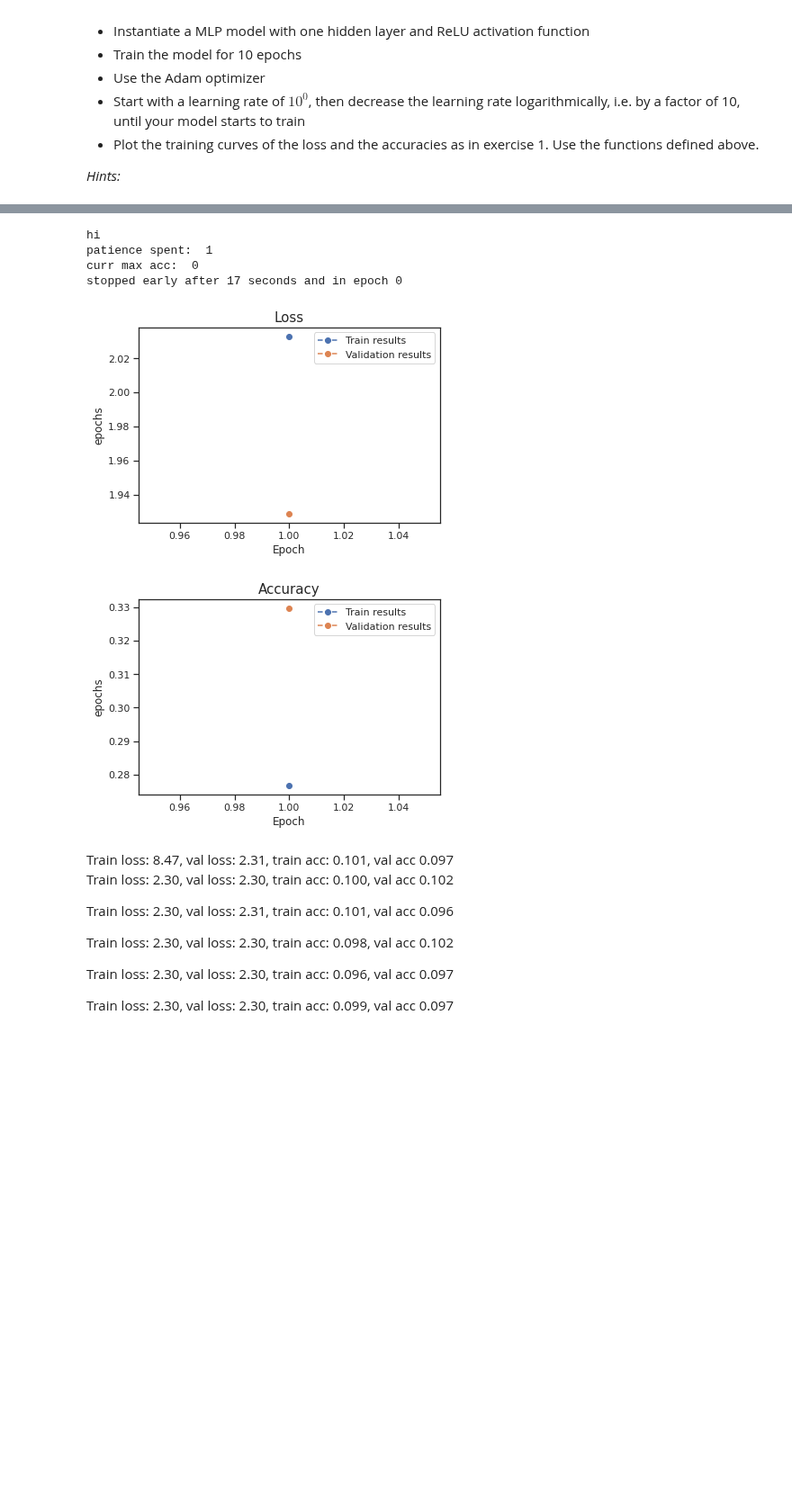
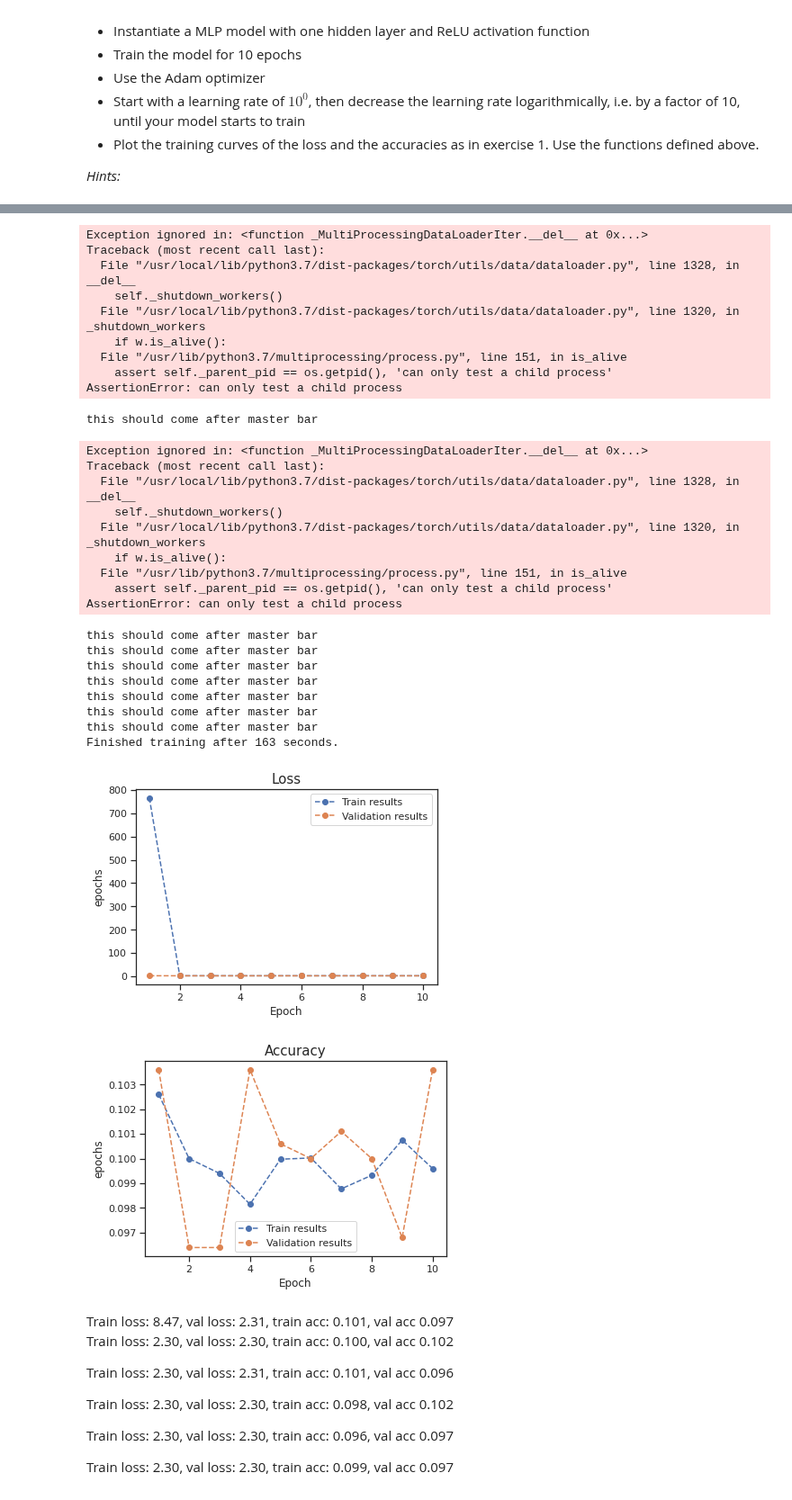
Before and after one commit to jonaden94/deepl-ecker-21-22, a Jupyter notebook: Ex2_2021.ipynb, the cells around one changed output, grey strips where cells are left out. Shown at 90% size. Cells and saved outputs as stored; diff of their text form; code cells hidden in the pictures; blank space fills up the shorter version.

```diff
--- a/Ex2_2021.ipynb
+++ b/Ex2_2021.ipynb
@@ -113,7 +113,7 @@ def grab_data(data_dir, num_cpus=1):
     # Get normalization transform
     num_samples = trainset.data.shape[0]
     trainloader = torch.utils.data.DataLoader(trainset, batch_size=num_samples,
-                                              num_workers=1)
+                                              num_workers=num_cpus)
     imgs, _ = next(iter(trainloader))
     dataset_mean = torch.mean(imgs, dim=(0,2,3))
     dataset_std = torch.std(imgs, dim=(0,2,3))
@@ -176,15 +176,15 @@ def init_data_loaders(trainset, valset, testset, batch_size=1024, num_cpus=1):
     trainloader = torch.utils.data.DataLoader(trainset,
                                                    batch_size=batch_size,
                                                    shuffle=True,
-                                                   num_workers=1)
+                                                   num_workers=num_cpus)
     valloader = torch.utils.data.DataLoader(valset,
                                                  batch_size=batch_size,
                                                  shuffle=True,
-                                                 num_workers=1)
+                                                 num_workers=num_cpus)
     testloader = torch.utils.data.DataLoader(testset,
                                                   batch_size=batch_size,
                                                   shuffle=True,
-                                                  num_workers=1)
+                                                  num_workers=num_cpus)
     return trainloader, valloader, testloader
 # %% [markdown]
 #### TODO
@@ -401,15 +407,17 @@ def run_training(model, optimizer, loss_function, device, num_epochs,
         if verbose:
             master_bar.write(f'Train loss: {epoch_train_loss:.2f}, val loss: {epoch_val_loss:.2f}, train acc: {epoch_train_acc:.3f}, val acc {epoch_val_acc:.3f}')
 
+        ####################
+        ## YOUR CODE HERE ##
+        ####################
         # custom code for early stopper
         if not early_stopper == None:
             early_stopper.update_patience_spent(val_accs, epoch, model)
-            print("patience spent: ", early_stopper.patience_spent)
-            print("curr max acc: ", early_stopper.curr_max_acc)
 
             if early_stopper.patience_spent > early_stopper.patience:
+                early_stopper.load(model)
                 time_elapsed = np.round(time.time() - start_time, 0).astype(int)
-                print(f'stopped early after {time_elapsed} seconds and in epoch {epoch}')
+                print(f'stopped early after {time_elapsed} seconds and in epoch {epoch+1}')
                 return train_losses, val_losses, train_accs, val_accs, confusion_matrix
 
     time_elapsed = np.round(time.time() - start_time, 0).astype(int)
@@ -547,10 +555,10 @@ For optimization, we do not use SGD as in exercise 1, but the commonly used Adam
 mlp = MLP(img_width=32, num_in_channels=3, num_classes=10, num_hidden_units=30,
           num_hidden_layers=1, act_fn=nn.ReLU(inplace=False))
 mlp = mlp.cuda()
-optimizer = torch.optim.Adam(mlp.parameters(), lr=0.001)
+optimizer = torch.optim.Adam(mlp.parameters(), lr=1)
 loss_function = nn.CrossEntropyLoss()
-result1 = run_training(mlp, optimizer, loss_function, device, 100,
-                      trainloader, valloader, early_stopper=EarlyStopper(patience=0), verbose=True)
+result1 = run_training(mlp, optimizer, loss_function, device, 10,
+                      trainloader, valloader, early_stopper=None, verbose=True)
 
 # plot model performance
 train_losses, val_losses, train_accs, val_accs, confusion_matrix = result1
@@ -570,9 +580,32 @@ AssertionError: can only test a child process
-hi
-patience spent:  1
-curr max acc:  0
-stopped early after 17 seconds and in epoch 0
+Exception ignored in: <function _MultiProcessingDataLoaderIter.__del__ at 0x...>
+Traceback (most recent call last):
+  File "/usr/local/lib/python3.7/dist-packages/torch/utils/data/dataloader.py", line 1328, in __del__
+    self._shutdown_workers()
+  File "/usr/local/lib/python3.7/dist-packages/torch/utils/data/dataloader.py", line 1320, in _shutdown_workers
+    if w.is_alive():
+  File "/usr/lib/python3.7/multiprocessing/process.py", line 151, in is_alive
+    assert self._parent_pid == os.getpid(), 'can only test a child process'
+AssertionError: can only test a child process
+this should come after master bar
+Exception ignored in: <function _MultiProcessingDataLoaderIter.__del__ at 0x...>
+Traceback (most recent call last):
+  File "/usr/local/lib/python3.7/dist-packages/torch/utils/data/dataloader.py", line 1328, in __del__
+    self._shutdown_workers()
+  File "/usr/local/lib/python3.7/dist-packages/torch/utils/data/dataloader.py", line 1320, in _shutdown_workers
+    if w.is_alive():
+  File "/usr/lib/python3.7/multiprocessing/process.py", line 151, in is_alive
+    assert self._parent_pid == os.getpid(), 'can only test a child process'
+AssertionError: can only test a child process
+this should come after master bar
+this should come after master bar
+this should come after master bar
+this should come after master bar
+this should come after master bar
+this should come after master bar
+this should come after master bar
+Finished training after 163 seconds.
-[figure, old version]
+[figure, new version]
-[figure, old version]
+[figure, new version]
 # %%
 # train model with lr 0.1
 mlp = MLP(img_width=32, num_in_channels=3, num_classes=10, num_hidden_units=30,
```
Also changed, not shown: parts of 6 cells of this notebook.
